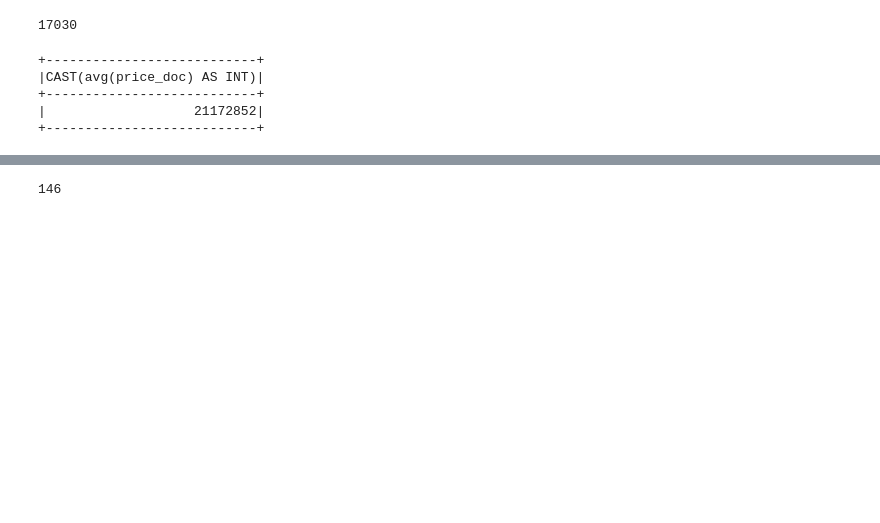
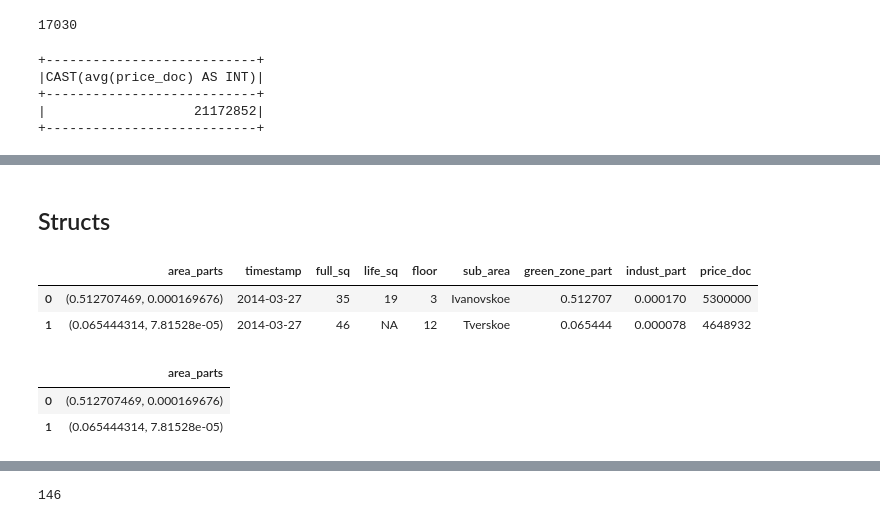
Before and after one commit to anton-dergunov/ml-playground, a Jupyter notebook: pyspark/pyspark-snippets.ipynb, the cells around one changed output, grey strips where cells are left out. Saved outputs shown, nothing was run; the diff lists cells and outputs as text; code cells hidden in the pictures; blank space fills up the shorter version.

```diff
--- a/pyspark/pyspark-snippets.ipynb
+++ b/pyspark/pyspark-snippets.ipynb
@@ -339,0 +484,15 @@ df.where(col("floor") > 5).where(expr("full_sq > 100")).select(expr("avg(price_d
+# %% [markdown]
+## Structs
+# %%
+df.selectExpr("(green_zone_part, indust_part) as area_parts", "*").limit(2).toPandas()
+# %% [output]
+|  | area_parts | timestamp | full_sq | life_sq | floor | sub_area | green_zone_part | indust_part | price_doc |
+| 0 | (0.512707469, 0.000169676) | 2014-03-27 | 35 | 19 | 3 | Ivanovskoe | 0.512707 | 0.000170 | 5300000 |
+| 1 | (0.065444314, 7.81528e-05) | 2014-03-27 | 46 | NA | 12 | Tverskoe | 0.065444 | 0.000078 | 4648932 |
+# %%
+df_with_struct = df.select(struct("green_zone_part", "indust_part").alias("area_parts"))
+df_with_struct.limit(2).toPandas()
+# %% [output]
+|  | area_parts |
+| 0 | (0.512707469, 0.000169676) |
+| 1 | (0.065444314, 7.81528e-05) |
```
Also changed, not shown: parts of 63 cells of this notebook.
